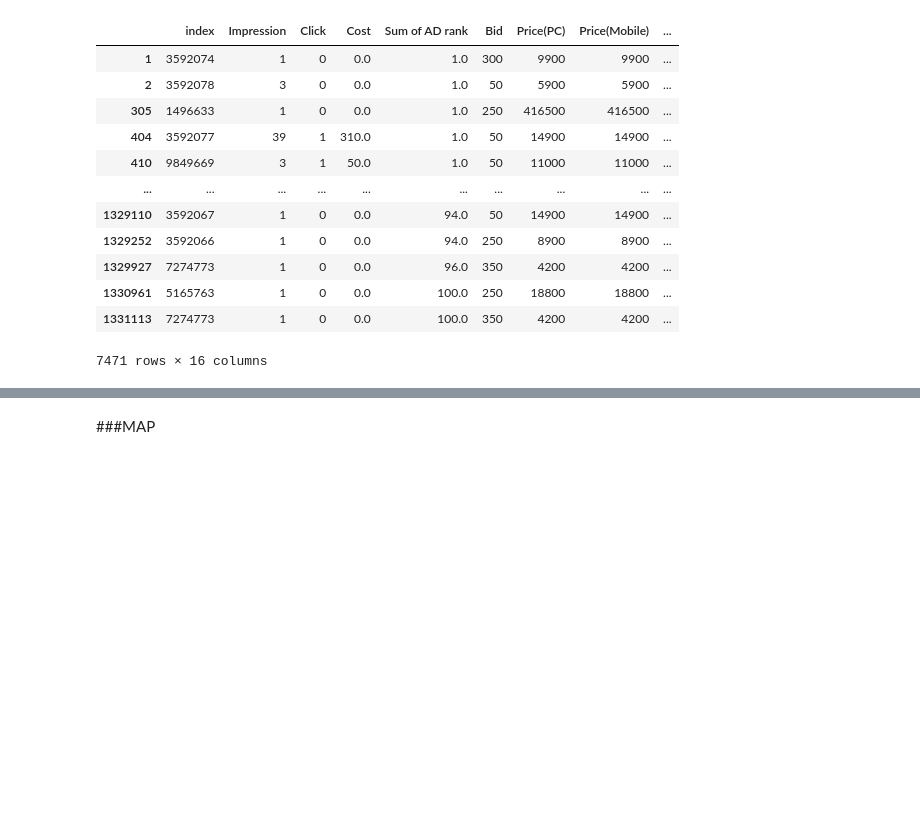
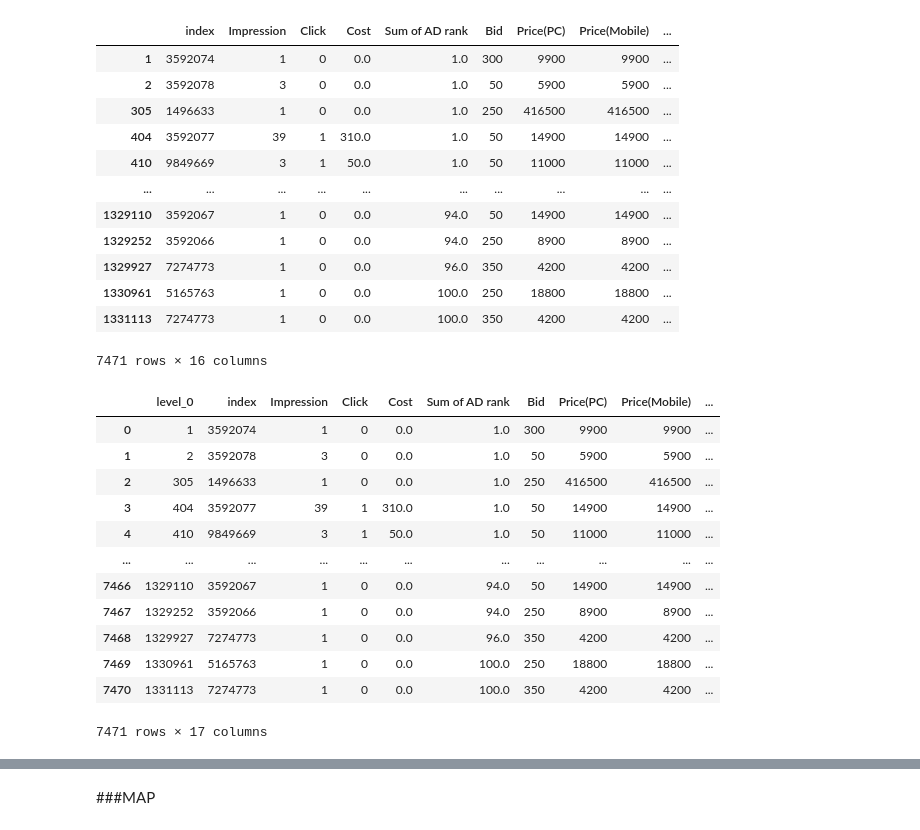
Before and after one commit to rapu34/A1_performance_factory_Aveners, a Jupyter notebook: 평가모델.ipynb, the cells around one changed output, grey strips where cells are left out. Drawn from its saved outputs; the diff is of its cells as text; code cells hidden in the pictures; blank space fills up the shorter version.

```diff
--- a/평가모델.ipynb
+++ b/평가모델.ipynb
@@ -337,3 +324,21 @@ cosmetic
 | 1330961 | 5165763 | 1 | 0 | 0.0 | 100.0 | 250 | 18800 | 18800 | ... |
 | 1331113 | 7274773 | 1 | 0 | 0.0 | 100.0 | 350 | 4200 | 4200 | ... |
 7471 rows × 16 columns
+# %%
+cosmetic=cosmetic.reset_index()
+# %%
+cosmetic
+# %% [output]
+|  | level_0 | index | Impression | Click | Cost | Sum of AD rank | Bid | Price(PC) | Price(Mobile) | ... |
+| 0 | 1 | 3592074 | 1 | 0 | 0.0 | 1.0 | 300 | 9900 | 9900 | ... |
+| 1 | 2 | 3592078 | 3 | 0 | 0.0 | 1.0 | 50 | 5900 | 5900 | ... |
+| 2 | 305 | 1496633 | 1 | 0 | 0.0 | 1.0 | 250 | 416500 | 416500 | ... |
+| 3 | 404 | 3592077 | 39 | 1 | 310.0 | 1.0 | 50 | 14900 | 14900 | ... |
+| 4 | 410 | 9849669 | 3 | 1 | 50.0 | 1.0 | 50 | 11000 | 11000 | ... |
+| ... | ... | ... | ... | ... | ... | ... | ... | ... | ... | ... |
+| 7466 | 1329110 | 3592067 | 1 | 0 | 0.0 | 94.0 | 50 | 14900 | 14900 | ... |
+| 7467 | 1329252 | 3592066 | 1 | 0 | 0.0 | 94.0 | 250 | 8900 | 8900 | ... |
+| 7468 | 1329927 | 7274773 | 1 | 0 | 0.0 | 96.0 | 350 | 4200 | 4200 | ... |
+| 7469 | 1330961 | 5165763 | 1 | 0 | 0.0 | 100.0 | 250 | 18800 | 18800 | ... |
+| 7470 | 1331113 | 7274773 | 1 | 0 | 0.0 | 100.0 | 350 | 4200 | 4200 | ... |
+7471 rows × 17 columns
```
Also changed, not shown: parts of 68 cells of this notebook.
